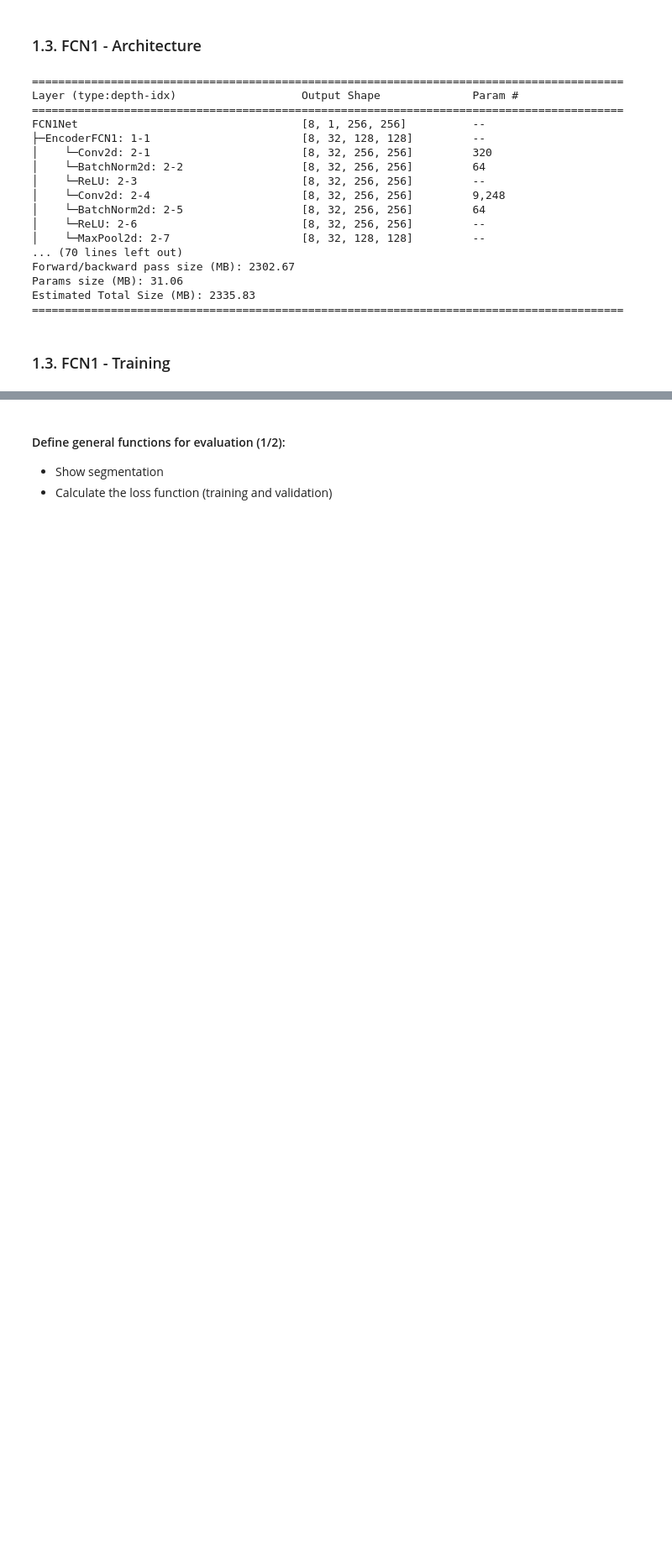
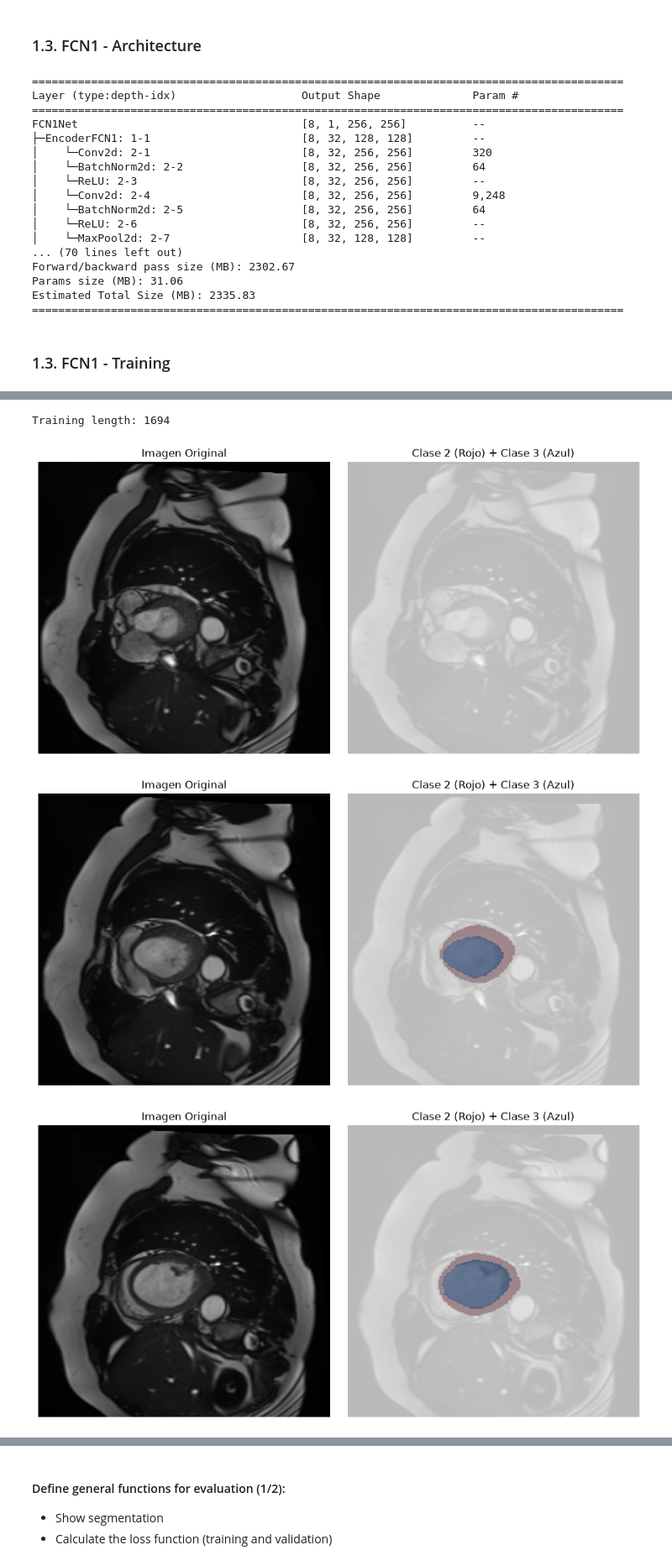
Before and after one commit to manuela-profile/cardiac-mri-lv-segmentation, a Jupyter notebook: 01_project.ipynb, the cells around one changed output, grey strips where cells are left out. Shown at 84% size. Drawn from its saved outputs; the diff is of its cells as text; code cells hidden in the pictures; blank space fills up the shorter version.

```diff
--- a/01_project.ipynb
+++ b/01_project.ipynb
@@ -135,4 +135,16 @@ class FCN1Dataset(Dataset):
         im_array = np.squeeze(SimpleITK.GetArrayFromImage(image))
 
         return im_array
+# %%
+# p: probability of applying the transformations
+train_transform = A.Compose(
+    [
+        A.Resize(
+            height=256, width=256, p=1
+        ),  # re-sized all the images to 256 × 256 pixels
+        A.Affine(scale=(0.9, 1.1), translate_percent=(0.1, 0.1), rotate=(-10, 10), p=1),
+    ]
+)
+
+resized = A.Compose([A.Resize(height=256, width=256, p=1)])
 # %%
@@ -515 +588,36 @@ class FCN2Dataset(Dataset):
+# %%
+print("Training length:", len(ds_train_fcn2))
+
+i = 0
+for img, mask in ds_train_fcn2:
+    img_2d = img.squeeze(0).numpy()
+
+    mask_clase_2 = mask[0].numpy()
+    mask_clase_3 = mask[1].numpy()
+
+    fig, axes = plt.subplots(1, 2, figsize=(10, 5))
+
+    # Imagen original
+    axes[0].imshow(img_2d, cmap="gray")
+    axes[0].set_title("Imagen Original")
+    axes[0].axis("off")
+
+    # Ambas máscaras superpuestas
+    axes[1].imshow(img_2d, cmap="gray")
+    axes[1].imshow(mask_clase_2, cmap="Reds", alpha=0.5, vmin=0, vmax=1)
+    axes[1].imshow(mask_clase_3, cmap="Blues", alpha=0.5, vmin=0, vmax=1)
+    axes[1].set_title("Clase 2 (Rojo) + Clase 3 (Azul)")
+    axes[1].axis("off")
+
+    plt.tight_layout()
+    plt.show()
+
+    i += 1
+    if i >= 3:
+        break
+# %% [output]
+Training length: 1694
+[figure, new version]
+[figure, new version]
+[figure, new version]
 # %% [markdown]
```
Also changed, not shown: parts of 36 cells of this notebook, 3 other files.
